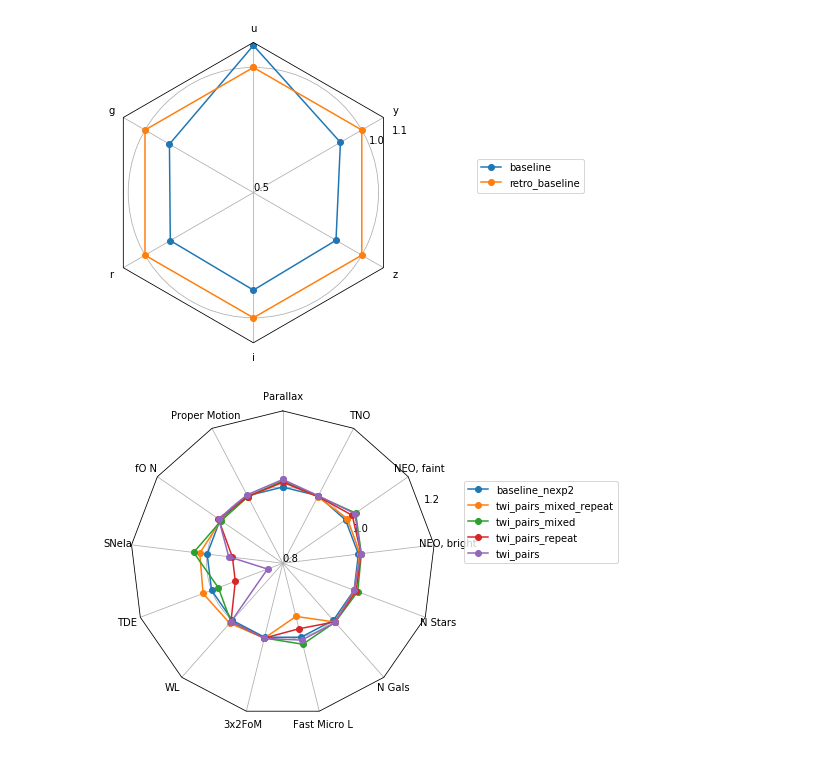
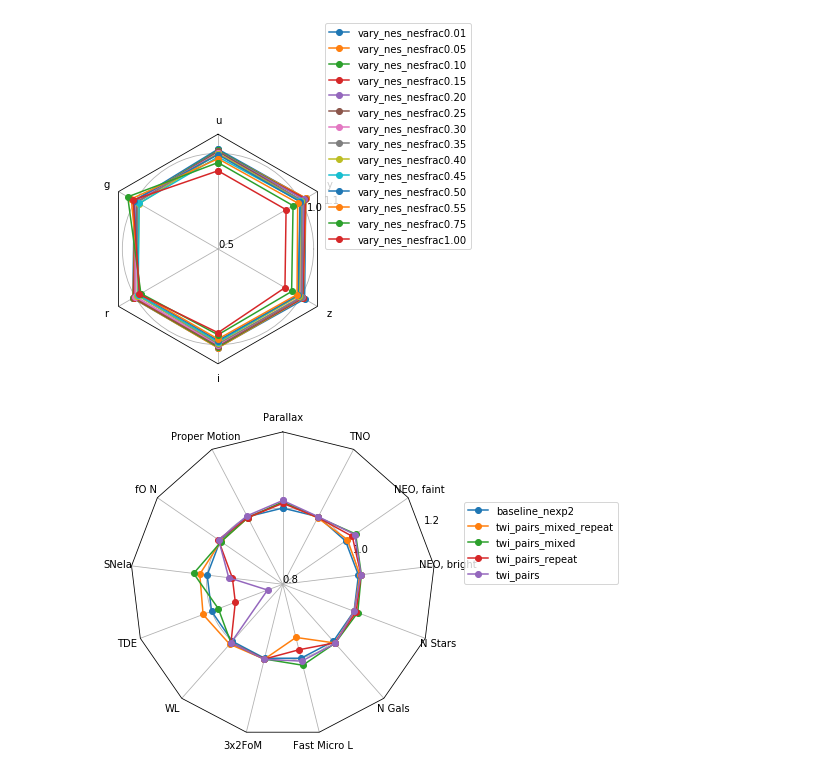
Before and after one commit to lsst-sims/sims_featureScheduler_runs2.0, a Jupyter notebook: maf/radar_plots.ipynb, the cells around one changed output. Drawn from its saved outputs; the diff is of its cells as text; code cells hidden in the pictures.

```diff
--- a/maf/radar_plots.ipynb
+++ b/maf/radar_plots.ipynb
@@ -101,12 +136,12 @@ data_normed
 # %%
-data_normed = norm_df(data, runs, mag_cols, norm_run='retro_baseline',
+data_normed = norm_df(data, runs, mag_cols, norm_run='vary_nes_nesfrac0.30',
                       invert_cols=None, mag_cols='all')
 data_normed = data_normed.rename(columns=mag_name_mapper)
 
 fig, ax = radar(data_normed, legend=True, rgrids=[.50, 1.0, 1.1], alpha=.1)
 fig.tight_layout()
 # %% [output]
-[figure, old version]
+[figure, new version]
 # %%
 runs = ['baseline_nexp2'] + [name for name in data['runName'].values if 'twi_p' in name]
 # %%
```
Also changed, not shown: parts of 7 cells of this notebook, 2 other files.
